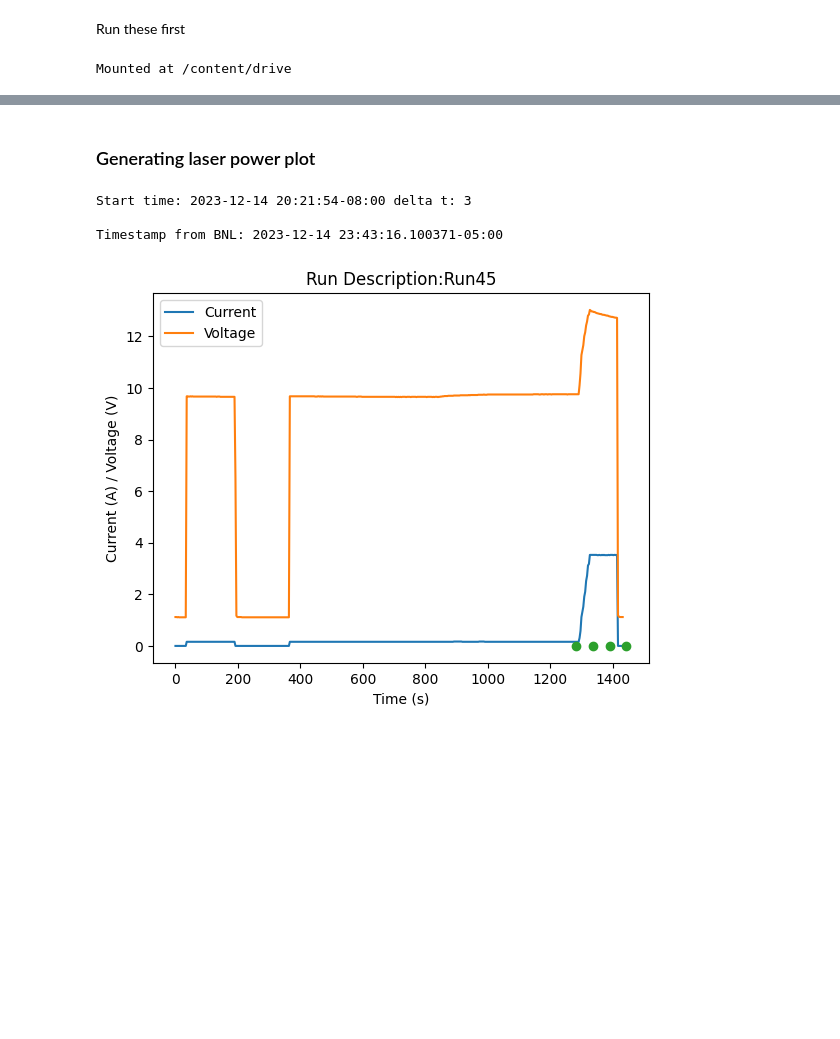
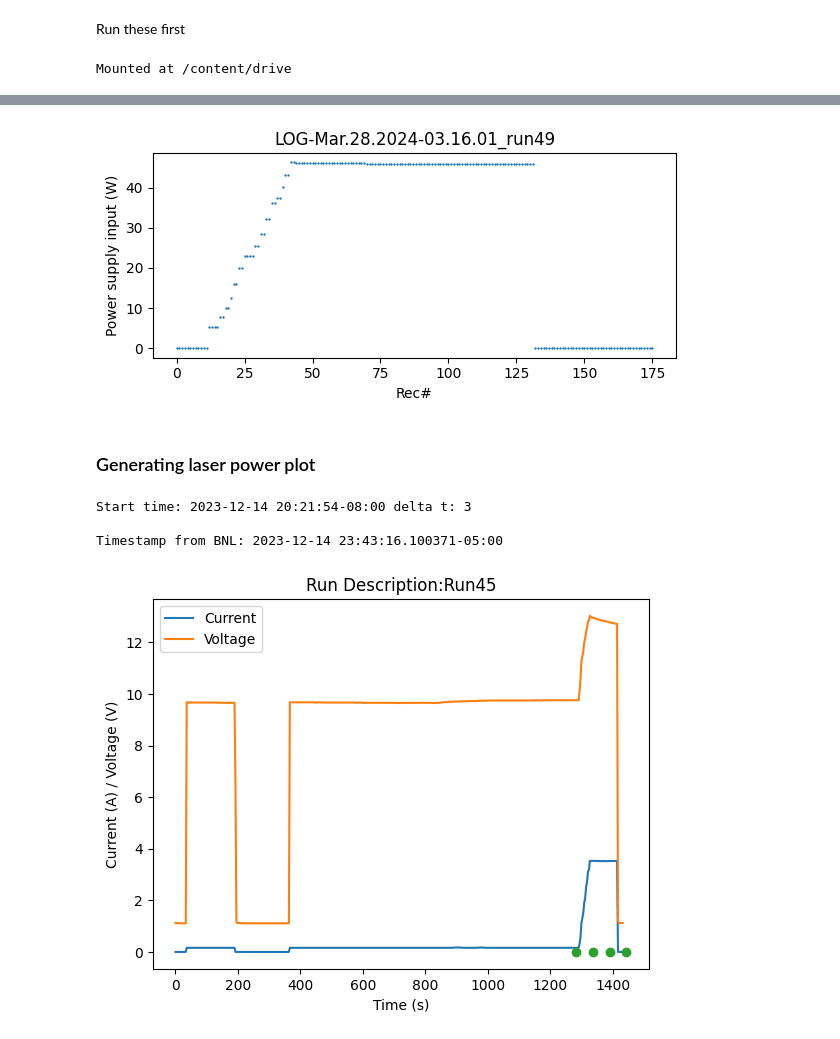
Before and after one commit to lmoghimi/personal-processing, a Jupyter notebook: xrd_analysis_Lauren.ipynb, the cells around one changed output, grey strips where cells are left out. Saved outputs shown, nothing was run; the diff lists cells and outputs as text; code cells hidden in the pictures; blank space fills up the shorter version.

```diff
--- a/xrd_analysis_Lauren.ipynb
+++ b/xrd_analysis_Lauren.ipynb
@@ -414,0 +473,84 @@ Showing the plot without saving...
+# %%
+# @title Plotting the laser control log: P vs time
+
+import pandas as pd
+import csv
+
+response = "y"
+
+path = os.path.join(userdir, 'laser_programs_and_logs')
+fn = 'LOG-Mar.28.2024-03.16.01_run49' ### file name that you want to plot
+fp = os.path.join(path, fn + '.csv')
+print(fp)
+markersz = 2
+lw = 2
+
+laser_log_data = []
+with open(fp, mode = 'r')as file:
+    csvFile = csv.DictReader(file)
+    for lines in csvFile:
+        print(lines)
+        laser_log_data.append(lines) #extract data from the file for python treatment
+print()
+print('here are the table headings: ', laser_log_data[3])
+i = 4
+print('say the row we want to look at in the doc is i = ', i)
+print('...here is the record number: ', laser_log_data[i]['FileType:PSCS_Data_Log'])
+print('and in num form hopefully: ', laser_log_data[i]['FileType:PSCS_Data_Log'].split(':')[-1])
+print('...and here is are the voltage and currents: ', laser_log_data[i][None])
+print("heres the voltage in V: ", int(laser_log_data[i][None][0]) / 1000, " and heres the current in A: ", int(laser_log_data[i][None][1]) / 1000)
+
+runnum = []
+volt = []
+current = []
+count = 0
+for lines in laser_log_data:
+    if count >= 4:
+        runnum.append(int(laser_log_data[count]['FileType:PSCS_Data_Log'].split(':')[-1]))
+        volt.append(int(laser_log_data[count][None][0]) / 1000) #in V
+        current.append(int(laser_log_data[count][None][1]) / 1000) #in A
+    elif count < 4:
+        print('no its not')
+    count = count + 1
+
+print('runnum = ', runnum)
+print('volt = ', volt)
+print('current = ', current)
+
+x_axis = runnum
+#y_axis = volt*current
+y_axis = np.multiply(volt, current)
+print(y_axis)
+
+figsize = (6, 3)
+fs = 18
+fig, ax = plt.subplots(figsize=figsize, tight_layout=True)
+laserls = 'dotted'
+lasercol = 'tab:gray'
+
+plt.scatter(x_axis, y_axis, marker = '.', s=markersz)
+#plt.plot(x_axis, y_axis, linewidth = lw)
+plt.ylabel("Power supply input (W)")
+plt.xlabel("Rec#")
+plt.title(fn)
+
+'''
+for i in laser:
+    #print('i = ', i)
+    plt.axvline(x=i, linestyle=laserls, color=lasercol)
+'''
+
+response = 'n' #######################################
+#save to folder
+if response == "y":
+    print("Saving the file...!")
+    fname_typ = fn + '.png' #ds = depth scan
+    save_loc = os.path.join(userdir, 'userAnalysis', 'laserPlots')
+    # if not os.path.isdir(save_loc):
+    os.makedirs(save_loc, exist_ok=True)
+    plt.savefig(os.path.join(save_loc, fname_typ))
+elif response == "n":
+    print("Showing the plot without saving...")
+    plt.show()
+else: print("Please enter yes or no.")
+# %% [output]
@@ -415,3 +574,4 @@ Showing the plot without saving...
+[figure, added]
 # %% [markdown]
 ### Generating laser power plot
 # %%
```
Also changed, not shown: parts of 8 cells of this notebook.
